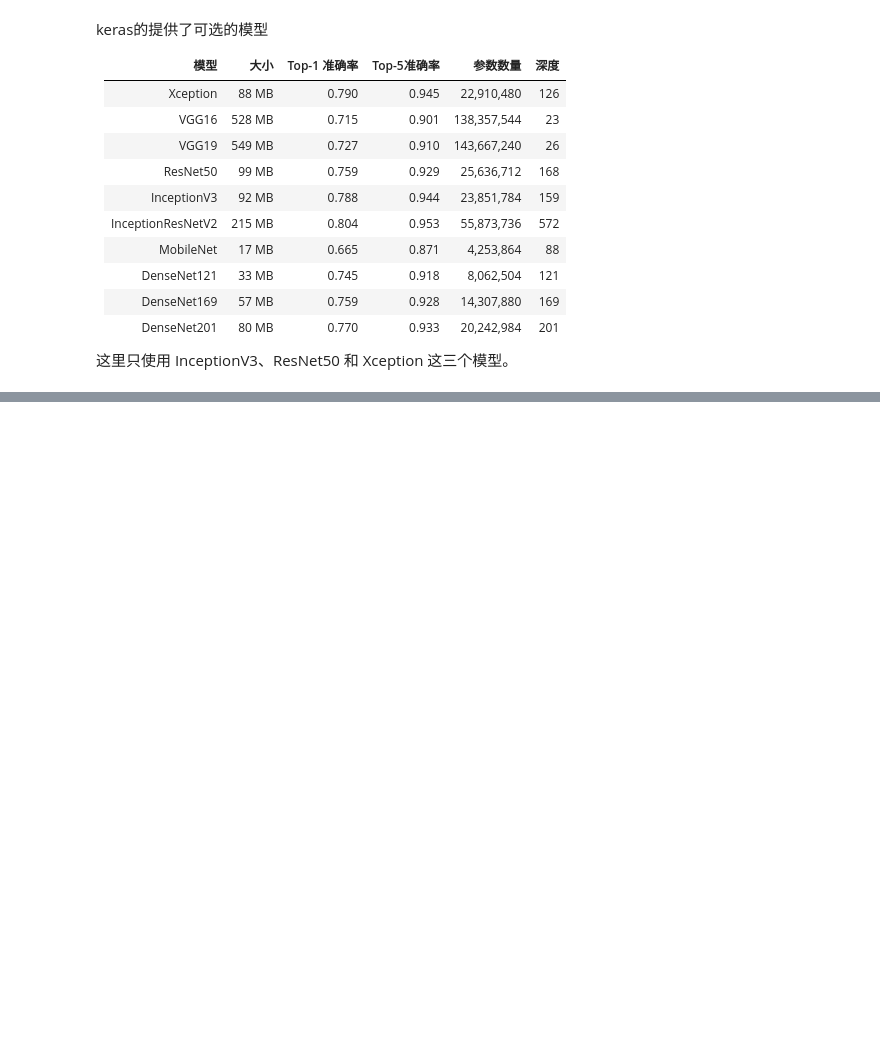
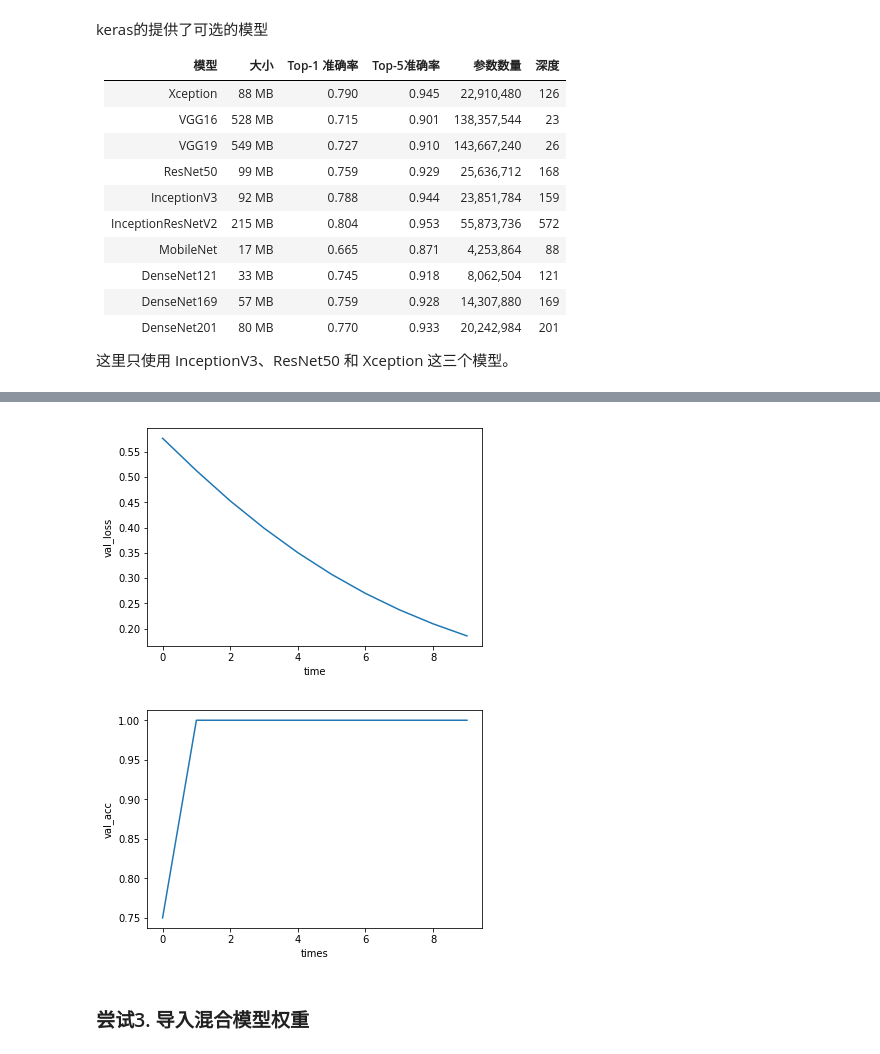
Before and after one commit to euii/capstone, a Jupyter notebook: dog_vs_cat/dog_vs_cat.ipynb, the cells around one changed output, grey strips where cells are left out. Cells and saved outputs as stored; diff of their text form; code cells hidden in the pictures; blank space fills up the shorter version.

```diff
--- a/dog_vs_cat/dog_vs_cat.ipynb
+++ b/dog_vs_cat/dog_vs_cat.ipynb
@@ -148,0 +258,14 @@ NameError: name 'TRAIN_DIR' is not defined
+# %%
+file_name = H5PY_PATH + "Xception.h5"
+x_train, y_train = load_eigenvector([file_name])
+Xception = full_connect_layer(x_train)
+
+epochs = 10
+batch_size = 128
+chk_point_file = H5PY_PATH +'Xception.best.h5'
+remove_dir(chk_point_file)
+checkpointer = ModelCheckpoint(filepath=chk_point_file,
+                                   verbose=1, save_best_only=True)
+history_train = Xception.fit(x_train, y_train, validation_split = 0.2,
+                    epochs = epochs, batch_size = batch_size, verbose=1,
+                    callbacks=[checkpointer])
@@ -148,0 +290,7 @@ NameError: name 'TRAIN_DIR' is not defined
+# %%
+plt_history(history_train)
+# %% [output]
+[figure, added]
+[figure, added]
+# %% [markdown]
+### 尝试3. 导入混合模型权重
```
Also changed, not shown: parts of 17 cells of this notebook.
